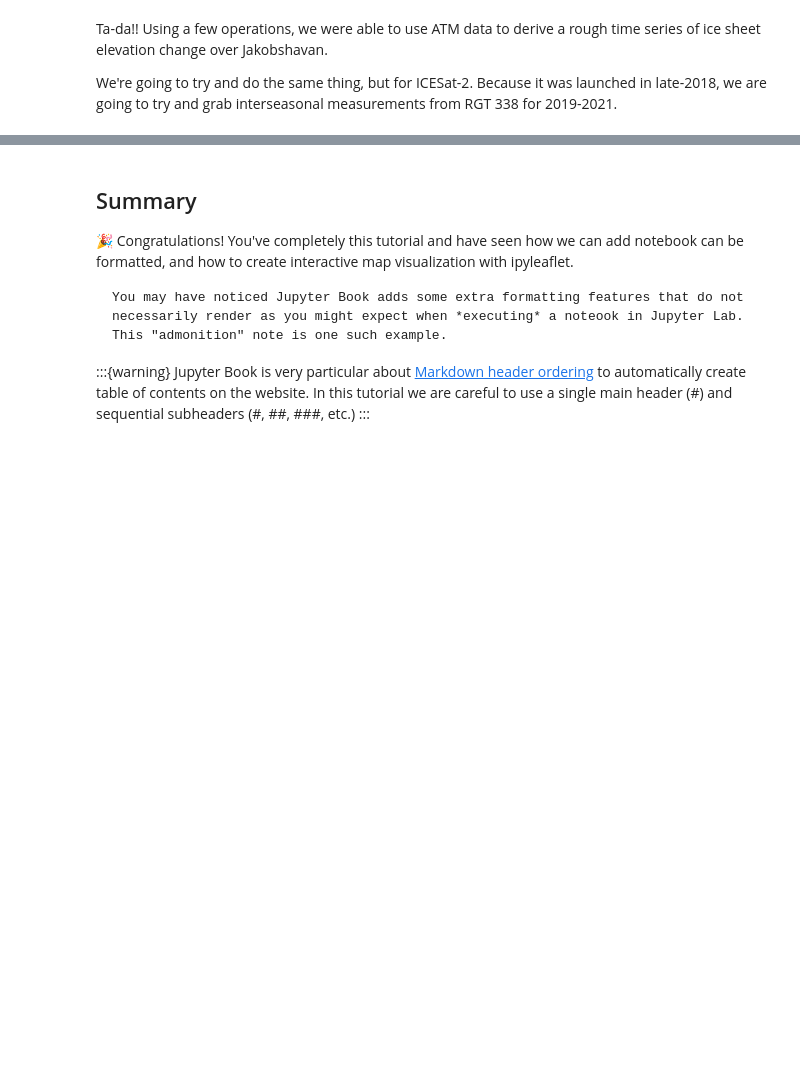
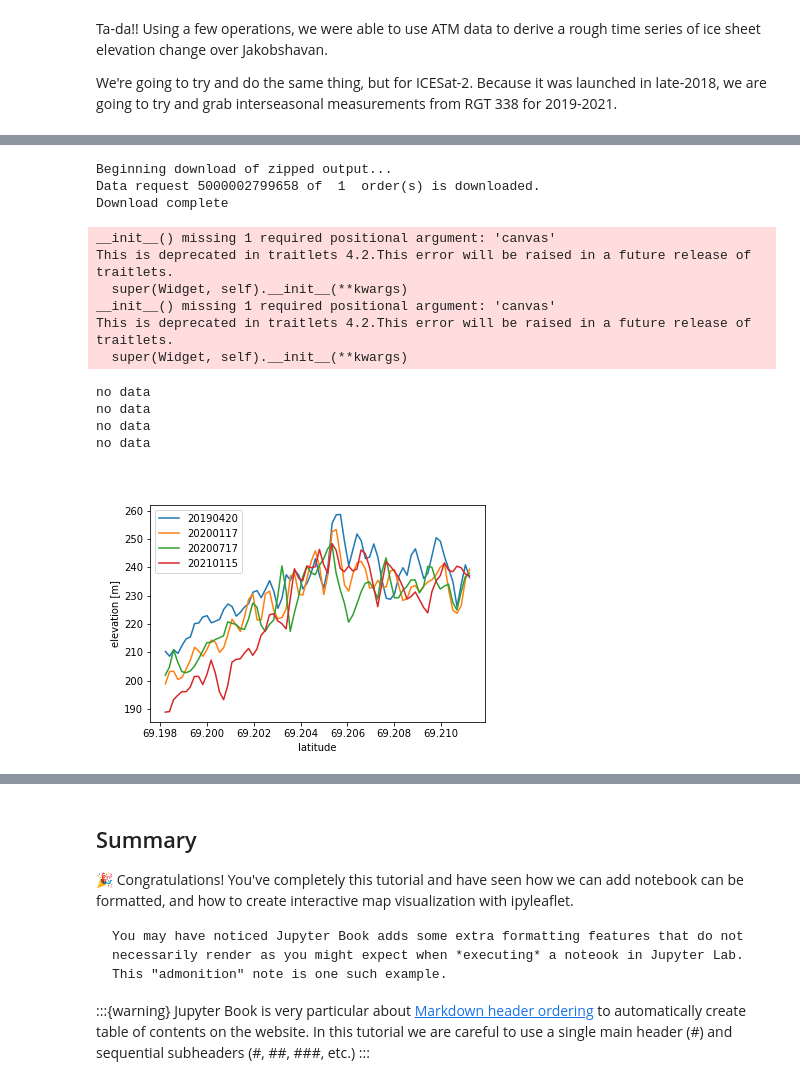
Before and after one commit to ICESAT-2HackWeek/website2022, a Jupyter notebook: book/tutorials/DataIntegration/dataintegration-2.ipynb, the cells around one changed output, grey strips where cells are left out. Cells and saved outputs as stored; diff of their text form; code cells hidden in the pictures; blank space fills up the shorter version.

Commit message:
Finished up IS-2 time series. Changed name of initial IS-2 file.

```diff
--- a/book/tutorials/DataIntegration/dataintegration-2.ipynb
+++ b/book/tutorials/DataIntegration/dataintegration-2.ipynb
@@ -541,7 +553,7 @@ import icepyx as ipx
 short_name = 'ATL06'
 lat_bounds = [69.1982, 69.2113]
 spatial_extent = [-50, 69.1982, -48.5, 69.2113] # KML polygon centered on Jakobshavan
-date_range = ['2019-07-01', '2021-12-31']
+date_range = ['2019-04-01', '2021-12-30']
 rgts = ['338'] # IS-2 RGT of interest
 # %%
 # Setup the Query object
@@ -571,5 +593,58 @@ region.order_granules()
 # %%
 path = '/home/jovyan/website2022/book/tutorials/DataIntegration/'
 region.download_granules(path)
+# %% [output]
+Beginning download of zipped output...
+Data request 5000002799658 of  1  order(s) is downloaded.
+Download complete
 # %%
+import h5py
+
+%matplotlib widget
+
 # Iterate through the files to grab elevation, and derive elevation differences relative to April 2019
+files = ['processed_' + granule for granule in region.avail_granules(ids=True)[0]]
+
+# Get the initial data from April 2019
+with h5py.File(files[0]) as f:
+    elev_42019 = f['gt2l/land_ice_segments/h_li'][:]
+    lat_42019 = f['gt2l/land_ice_segments/latitude'][:]
+    plt.plot(lat_42019, elev_42019, label=files[0][16:24])
+
+delta_h = [0]
+std_h = [0]
+for file in files[1:]:
+    try:
+        with h5py.File(file) as f:
+            cloud_flag = np.mean(f['gt2l/land_ice_segments/geophysical/cloud_flg_asr'][:])
+            # Filter out cloudy scenes
+            if cloud_flag < 2:
+                lat = f['gt2l/land_ice_segments/latitude'][:]
+                elev = f['gt2l/land_ice_segments/h_li'][:]
+                date = file[16:24] # Get date of IS-2 overpass
+
+                # Find the difference relative to April 2019
+                delta_h.append(np.mean(elev - elev_42019))
+                std_h.append(np.std(elev - elev_42019))
+
+                # Plot the elevation data
+                plt.plot(lat, elev, label=date)
+    except:
+            print('no data')
+
+plt.xlabel('latitude')
+plt.ylabel('elevation [m]')
+plt.legend()
+plt.show()
+# %% [output]
+__init__() missing 1 required positional argument: 'canvas'
+This is deprecated in traitlets 4.2.This error will be raised in a future release of traitlets.
+  super(Widget, self).__init__(**kwargs)
+__init__() missing 1 required positional argument: 'canvas'
+This is deprecated in traitlets 4.2.This error will be raised in a future release of traitlets.
+  super(Widget, self).__init__(**kwargs)
+no data
+no data
+no data
+no data
+[figure, added]
```
Also changed, not shown: parts of 7 cells of this notebook, 1 other file.
